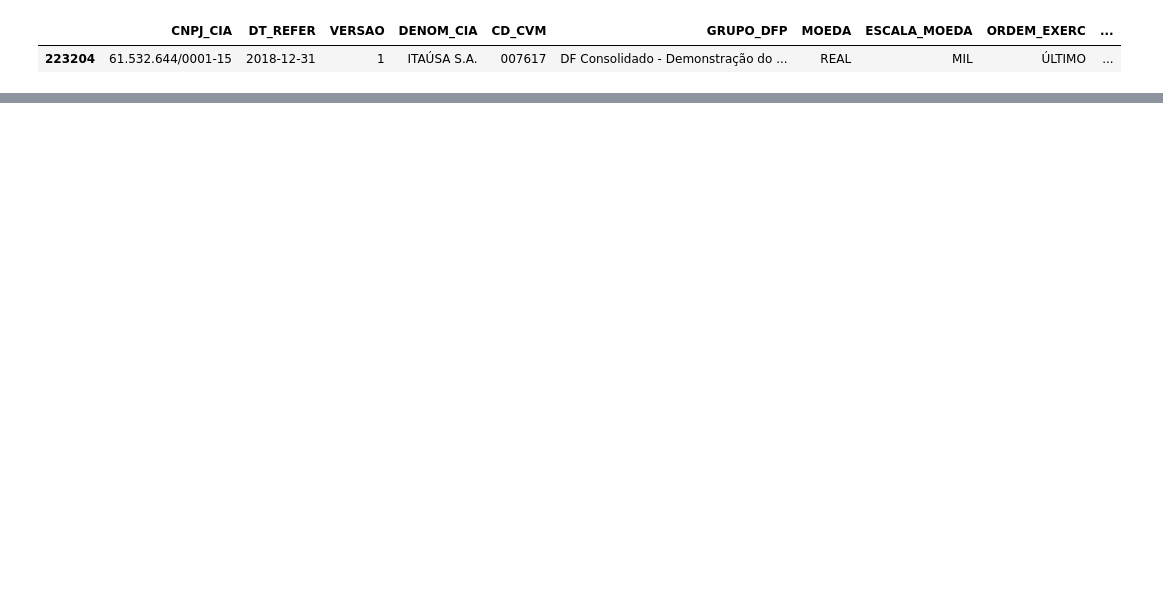
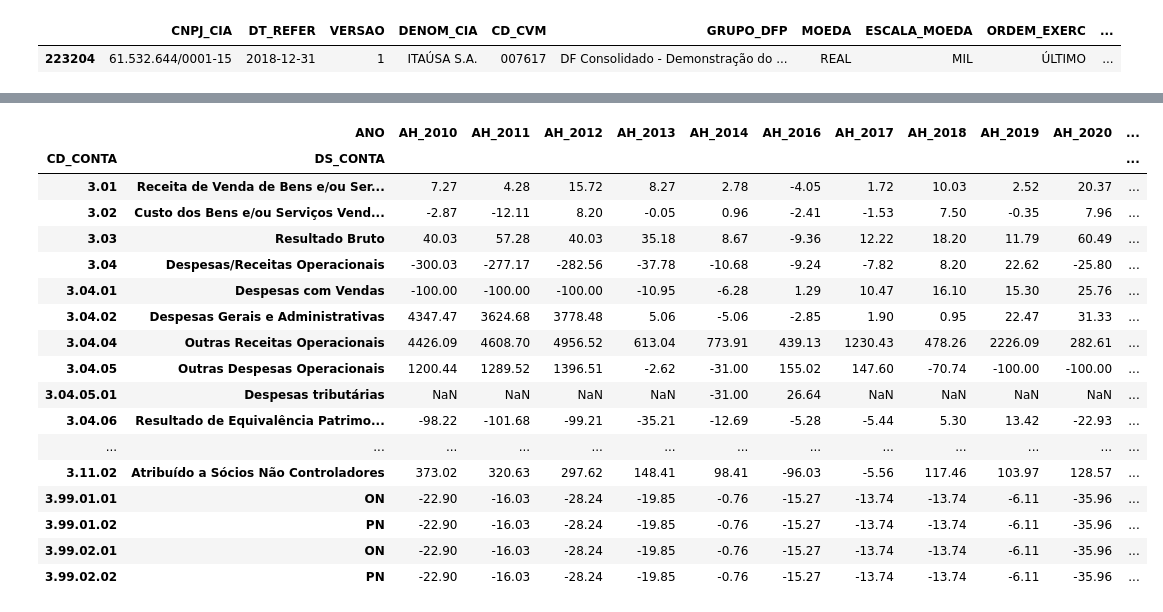
Before and after one commit to esscova/financas-quantitativas, a Jupyter notebook: Analise Horizontal da DRE - coletando dados de empresas na CVM/analise_horizontal_dre.ipynb, the cells around one changed output, grey strips where cells are left out. Drawn from its saved outputs; the diff is of its cells as text; code cells hidden in the pictures; blank space fills up the shorter version.

```diff
--- a/Analise Horizontal da DRE - coletando dados de empresas na CVM/analise_horizontal_dre.ipynb
+++ b/Analise Horizontal da DRE - coletando dados de empresas na CVM/analise_horizontal_dre.ipynb
@@ -253,0 +287,31 @@ dre.pivot_table(
+# %%
+ah = dre_painel[anos_disponiveis].copy()
+ah = ah[ah[ANO_BASE].notna() & (ah[ANO_BASE] != 0)] # remove contas sem valor no ano-base
+
+# calcula variação acumulada
+for ano in [a for a in anos_disponiveis if a != ANO_BASE]:
+    ah[f'AH_{ano}'] = ((ah[ano] / ah[ANO_BASE]) - 1) * 100
+
+colunas_ah = [c for c in ah.columns if str(c).startswith('AH_')]
+ah_resultado = ah[colunas_ah].round(2)
+
+ah_resultado
+# %% [output]
+|  | ANO | AH_2010 | AH_2011 | AH_2012 | AH_2013 | AH_2014 | AH_2016 | AH_2017 | AH_2018 | AH_2019 | AH_2020 | ... |
+| CD_CONTA | DS_CONTA |  |  |  |  |  |  |  |  |  |  | ... |
+| 3.01 | Receita de Venda de Bens e/ou Ser... | 7.27 | 4.28 | 15.72 | 8.27 | 2.78 | -4.05 | 1.72 | 10.03 | 2.52 | 20.37 | ... |
+| 3.02 | Custo dos Bens e/ou Serviços Vend... | -2.87 | -12.11 | 8.20 | -0.05 | 0.96 | -2.41 | -1.53 | 7.50 | -0.35 | 7.96 | ... |
+| 3.03 | Resultado Bruto | 40.03 | 57.28 | 40.03 | 35.18 | 8.67 | -9.36 | 12.22 | 18.20 | 11.79 | 60.49 | ... |
+| 3.04 | Despesas/Receitas Operacionais | -300.03 | -277.17 | -282.56 | -37.78 | -10.68 | -9.24 | -7.82 | 8.20 | 22.62 | -25.80 | ... |
+| 3.04.01 | Despesas com Vendas | -100.00 | -100.00 | -100.00 | -10.95 | -6.28 | 1.29 | 10.47 | 16.10 | 15.30 | 25.76 | ... |
+| 3.04.02 | Despesas Gerais e Administrativas | 4347.47 | 3624.68 | 3778.48 | 5.06 | -5.06 | -2.85 | 1.90 | 0.95 | 22.47 | 31.33 | ... |
+| 3.04.04 | Outras Receitas Operacionais | 4426.09 | 4608.70 | 4956.52 | 613.04 | 773.91 | 439.13 | 1230.43 | 478.26 | 2226.09 | 282.61 | ... |
+| 3.04.05 | Outras Despesas Operacionais | 1200.44 | 1289.52 | 1396.51 | -2.62 | -31.00 | 155.02 | 147.60 | -70.74 | -100.00 | -100.00 | ... |
+| 3.04.05.01 | Despesas tributárias | NaN | NaN | NaN | NaN | -31.00 | 26.64 | NaN | NaN | NaN | NaN | ... |
+| 3.04.06 | Resultado de Equivalência Patrimo... | -98.22 | -101.68 | -99.21 | -35.21 | -12.69 | -5.28 | -5.44 | 5.30 | 13.42 | -22.93 | ... |
+| ... | ... | ... | ... | ... | ... | ... | ... | ... | ... | ... | ... | ... |
+| 3.11.02 | Atribuído a Sócios Não Controladores | 373.02 | 320.63 | 297.62 | 148.41 | 98.41 | -96.03 | -5.56 | 117.46 | 103.97 | 128.57 | ... |
+| 3.99.01.01 | ON | -22.90 | -16.03 | -28.24 | -19.85 | -0.76 | -15.27 | -13.74 | -13.74 | -6.11 | -35.96 | ... |
+| 3.99.01.02 | PN | -22.90 | -16.03 | -28.24 | -19.85 | -0.76 | -15.27 | -13.74 | -13.74 | -6.11 | -35.96 | ... |
+| 3.99.02.01 | ON | -22.90 | -16.03 | -28.24 | -19.85 | -0.76 | -15.27 | -13.74 | -13.74 | -6.11 | -35.96 | ... |
+| 3.99.02.02 | PN | -22.90 | -16.03 | -28.24 | -19.85 | -0.76 | -15.27 | -13.74 | -13.74 | -6.11 | -35.96 | ... |
```
Also changed, not shown: parts of 8 cells of this notebook.
